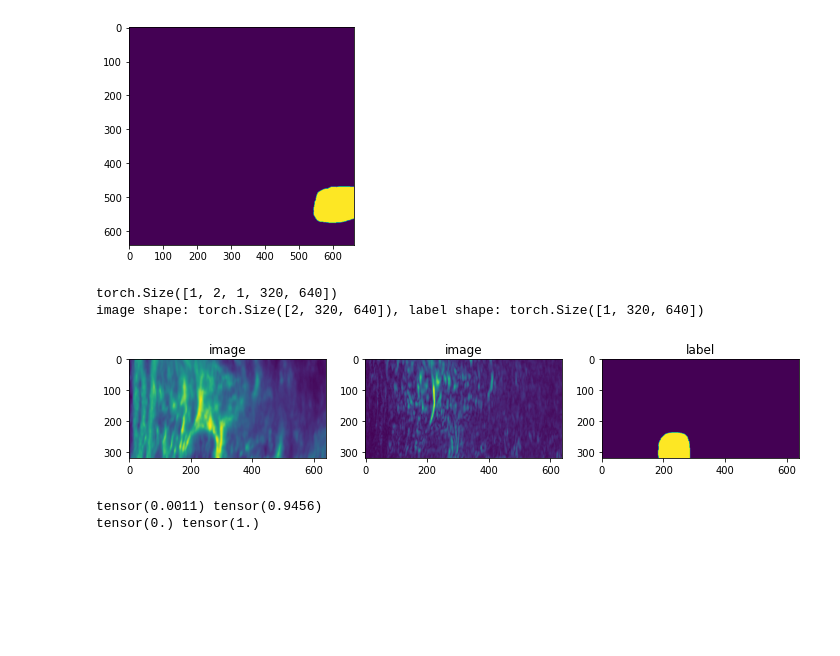
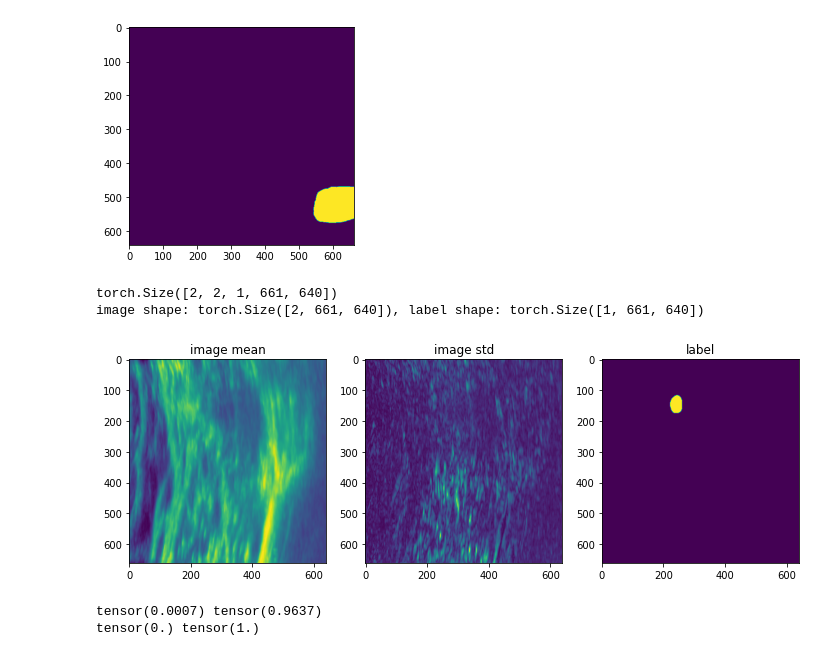
Before and after one commit to KitwareMedical/itkARGUS-DARPA-POCUS_AI-Archive, a Jupyter notebook: PNB/Experiments/ARUNet-StdDev/ARUNet-StdDevOverTime-ArteryPNB-VFold.ipynb, the cells around one changed output. Saved outputs shown, nothing was run; the diff lists cells and outputs as text; code cells hidden in the pictures; blank space fills up the shorter version.

Commit message:
Training config changes: Val split 20 percent, removed RandSpatialCrop from val transforms, added sliding inference

```diff
--- a/PNB/Experiments/ARUNet-StdDev/ARUNet-StdDevOverTime-ArteryPNB-VFold.ipynb
+++ b/PNB/Experiments/ARUNet-StdDev/ARUNet-StdDevOverTime-ArteryPNB-VFold.ipynb
@@ -191,12 +190,16 @@ print((total_bytes * Ureg.byte).to('GiB'))
 train_files = []
 val_files = []
 test_files = []
+
 for i in range(num_folds):
     tr_folds = []
-    for f in range(i,i+num_folds-2):
+    va_folds = []
+    for f in range(i,i+num_folds-4):
         tr_folds.append(fold_prefix_list[f%num_folds])
     tr_folds = list(np.concatenate(tr_folds).flat)
-    va_folds = list(np.concatenate(fold_prefix_list[(i+num_folds-2) % num_folds]).flat)
+    for f in range(i+num_folds-4, i+num_folds-1):
+        va_folds.append(fold_prefix_list[f%num_folds])
+    va_folds = list(np.concatenate(va_folds).flat)
     te_folds = list(np.concatenate(fold_prefix_list[(i+num_folds-1) % num_folds]).flat)
     train_files.append(
             [
@@ -306,12 +309,6 @@ val_transforms = Compose(
             reduce_to_statistics=[True,False],
             extended=False,
             keys=['image','label']),
-        RandSpatialCropd(
-            roi_size=(-1,size_x,size_y),
-            random_center=True,
-            random_size=False,
-            keys=['image','label']
-        ),
         ToTensord(keys=["image", "label"]),
     ]
 )
@@ -379,9 +376,9 @@ def vfold_train(vfold_num, train_loader, val_loader):
                     val_labels = val_labels.to(device)
                     roi_size = (size_x, size_y)
                     sw_batch_size = batch_size_vl
-                    #val_outputs = sliding_window_inference(
-                    #    val_inputs, roi_size, sw_batch_size, model)
-                    val_outputs = model(val_inputs)
+                    val_outputs = sliding_window_inference(
+                       val_inputs, roi_size, sw_batch_size, model)
+                    # val_outputs = model(val_inputs)
                     val_outputs = [post_pred(i) for i in decollate_batch(val_outputs)]
                     val_labels = [post_label(i) for i in decollate_batch(val_labels)]
                     # compute metric for current iteration
@@ -421,27 +418,27 @@ for i in range(0,1,num_devices):
 # %%
 imgnum = 0
 check_data = first(val_loader)
 image, label = (check_data["image"][imgnum], check_data["label"][imgnum])
 print(check_data["image"].shape)
 image = np.squeeze(image)
 label = np.squeeze(label,axis=1)
 print(f"image shape: {image.shape}, label shape: {label.shape}")
 plt.figure("check", (12, 6))
 plt.subplot(1, 3, 1)
-plt.title("image")
+plt.title("image mean")
 plt.imshow(image[0, :, :])
 plt.subplot(1, 3, 2)
-plt.title("image")
+plt.title("image std")
 plt.imshow(image[1, :, :])
 plt.subplot(1, 3, 3)
 plt.title("label")
 plt.imshow(label[0, :, :])
 plt.show()
 print(image.min(),image.max())
 print(label.min(), label.max())
 # %% [output]
-torch.Size([1, 2, 1, 320, 640])
-image shape: torch.Size([2, 320, 640]), label shape: torch.Size([1, 320, 640])
+torch.Size([2, 2, 1, 661, 640])
+image shape: torch.Size([2, 661, 640]), label shape: torch.Size([1, 661, 640])
-[figure, old version]
+[figure, new version]
-tensor(0.0011) tensor(0.9456)
+tensor(0.0007) tensor(0.9637)
 tensor(0.) tensor(1.)
```
Also changed, not shown: parts of 3 cells of this notebook, 15 other files.
